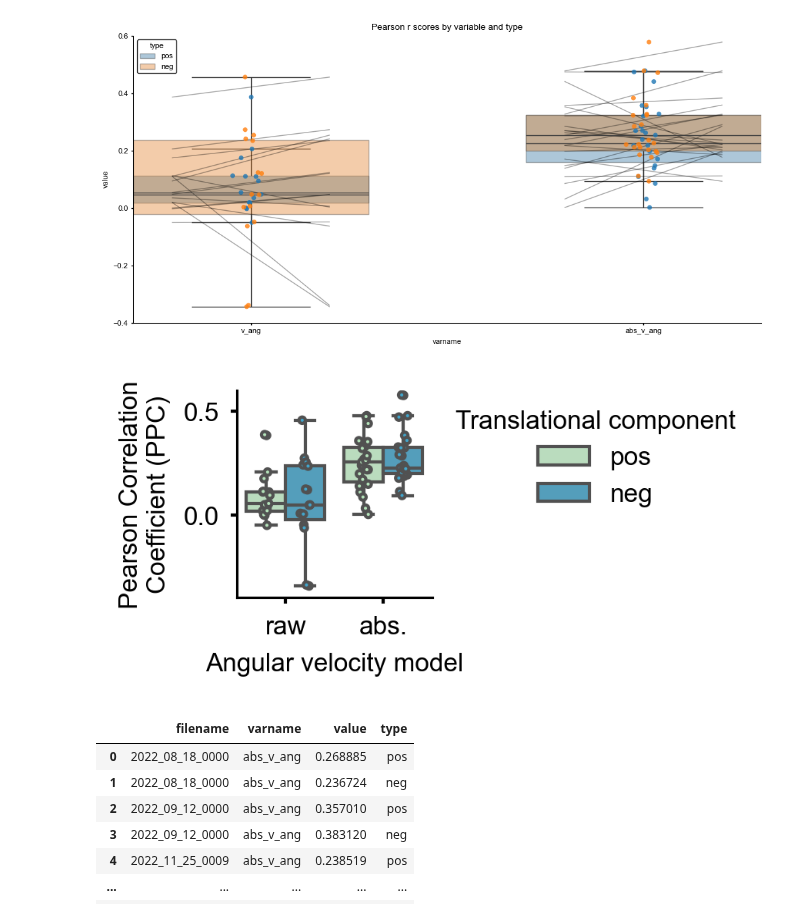
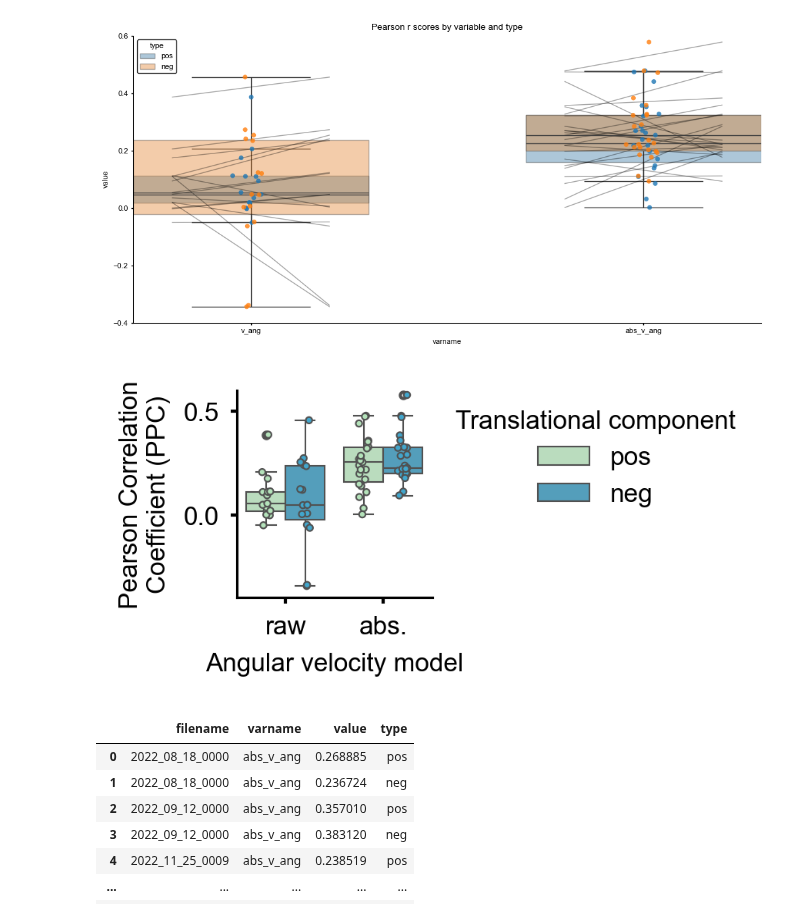
Before and after one commit to adpala/mdn_dm_glms, a Jupyter notebook: src/rebuttal_adds_feb2026.ipynb, the cells around one changed output. Cells and saved outputs as stored; diff of their text form; code cells hidden in the pictures.

Commit message:
rebuttal plot updates

```diff
--- a/src/rebuttal_adds_feb2026.ipynb
+++ b/src/rebuttal_adds_feb2026.ipynb
@@ -238,24 +238,24 @@ def get_paired_data(df, idx1, idx2, unit_id_col='filename', value_col='pearsonr_
 # %%
 cm = 1/2.54
 figsize_unit = 3*cm
 
 plt.figure(figsize = [2.5*figsize_unit,1.25*figsize_unit],dpi=300,layout='tight')
 
 ax =plt.gca()
-sns.boxplot(x="varname", y="value", hue="type", data=data_df, palette="GnBu",ax=ax,fliersize=2)
-sns.stripplot(x="varname", y="value", hue="type", data=data_df, palette="GnBu", dodge=True, ax=ax, linewidth=1,size=2)
+sns.boxplot(x="varname", y="value", hue="type", data=data_df, palette="GnBu",ax=ax,fliersize=2, linewidth=0.5)
+sns.stripplot(x="varname", y="value", hue="type", data=data_df, palette="GnBu", dodge=True, ax=ax, linewidth=0.5,size=2)
 handles, labels = ax.get_legend_handles_labels()
 ax.legend(handles[:2], labels[:2], title='Translational component', bbox_to_anchor=(1, 1.02), loc='upper left', frameon=False)
 
 
 
 ax.set_ylabel('Pearson Correlation\nCoefficient (PPC)')
 ax.set_xlabel('Angular velocity model')
 ax.set_xticklabels(['raw','abs.'])
 plt.savefig(f'../fig/rebuttal/ang_models_by_fwd_sign.png', transparent=False, bbox_inches='tight', dpi=300)
 plt.show()
 # %% [output]
-[figure, old version]
+[figure, new version]
 # %%
 # unit_id_col should be created with filename and varname, to uniquely identify each row in the dataframe before pairing
 df_sorted = (
```
Also changed, not shown: 4 other files.
